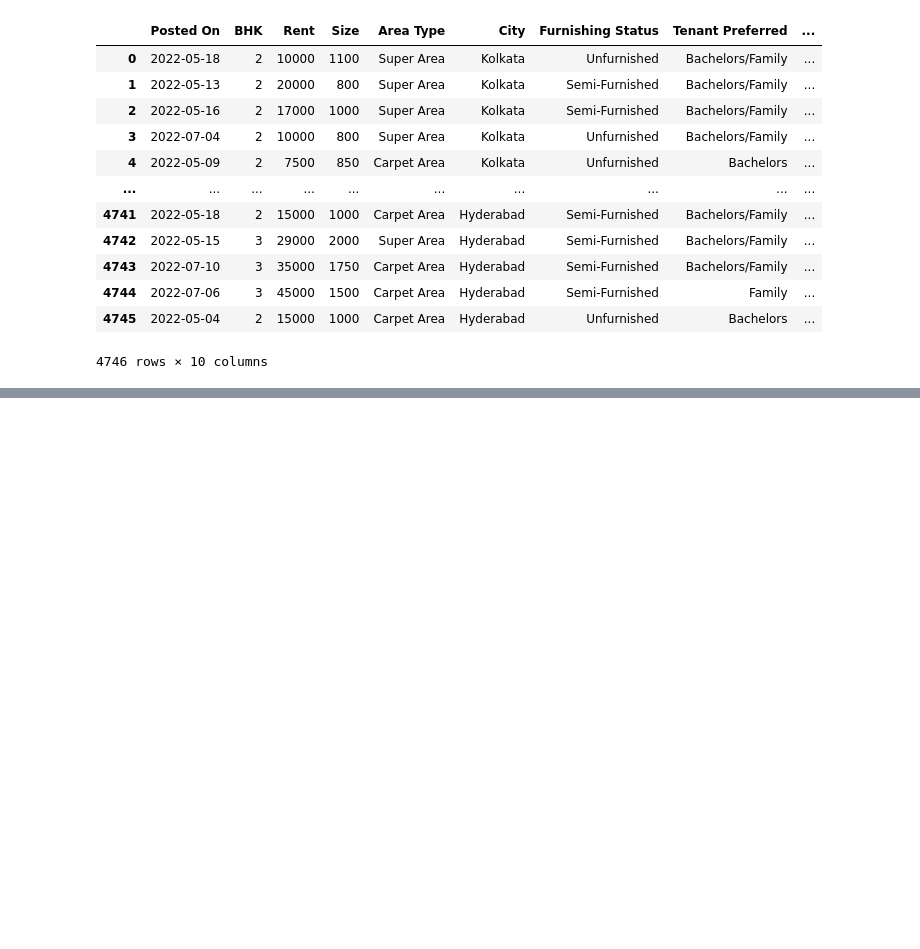
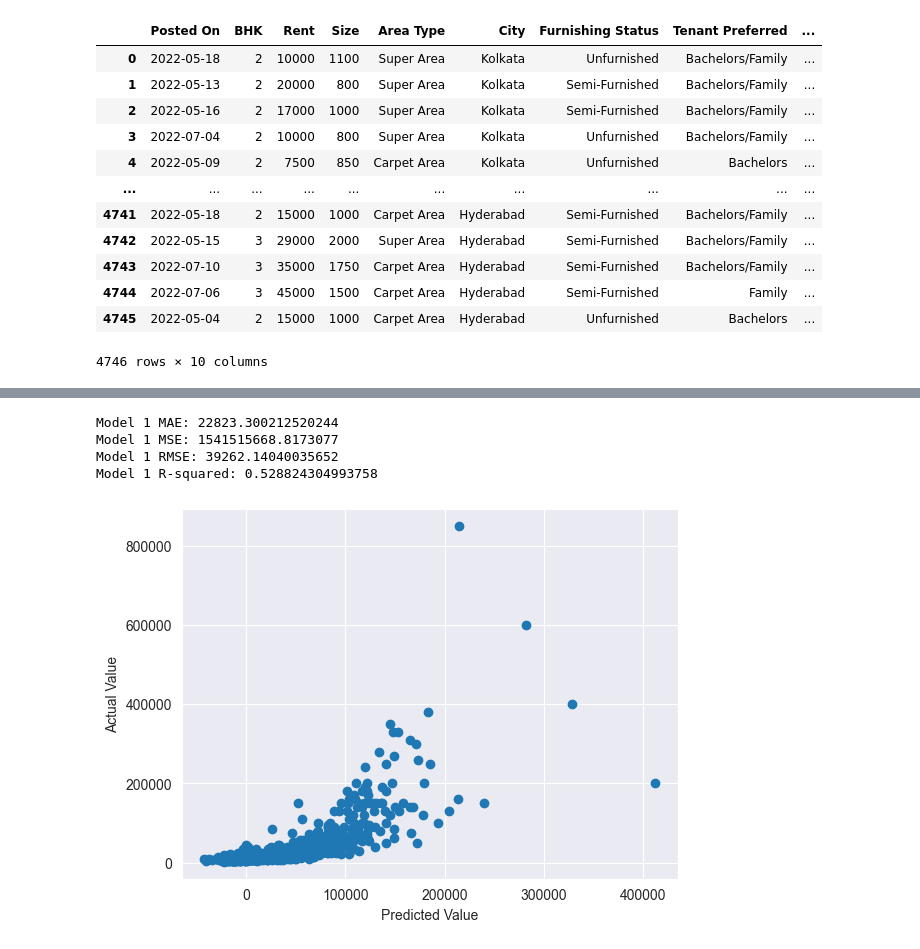
Before and after one commit to afkjhka/preface-classes, a Jupyter notebook: 2024-01-31/house_rent.ipynb, the cells around one changed output, grey strips where cells are left out. Drawn from its saved outputs; the diff is of its cells as text; code cells hidden in the pictures; blank space fills up the shorter version.

```diff
--- a/2024-01-31/house_rent.ipynb
+++ b/2024-01-31/house_rent.ipynb
@@ -72,0 +42,14 @@ print(df_encoded)
+# %%
+change_columns = ["Area Type", "City", "Tenant Preferred", "Point of Contact", "Furnishing Status"]
+df_encoded = df
+
+for column in change_columns:
+    # Perform one-hot encoding using get_dummies()
+    encoded_df = pd.get_dummies(df[column])
+
+    # Concatenate the original DataFrame with the encoded DataFrame
+    df_encoded = pd.concat([df_encoded, encoded_df], axis=1)
+
+    df_encoded.drop(column, axis='columns', inplace = True)
+
+df_encoded
@@ -72,0 +70,35 @@ print(df_encoded)
+# %%
+X = df_encoded[["Size", "Bathroom", "Built Area", "Carpet Area", "Super Area", "Bangalore", "Chennai", "Delhi", "Hyderabad", "Kolkata", "Mumbai", "Bachelors", "Bachelors/Family", "Family", "Contact Agent", "Contact Builder", "Contact Owner", "Furnished", "Semi-Furnished", "Unfurnished"]]
+Y = df_encoded["Rent"]
+# %%
+from sklearn.model_selection import train_test_split
+X_train, X_test, y_train, y_test = train_test_split(X, Y, test_size=0.2, random_state=12)
+# %%
+from sklearn.linear_model import LinearRegression
+
+model1 = LinearRegression()
+# training
+model1.fit(X_train, y_train)
+# prediction
+y_pred = model1.predict(X_test)
+# %%
+from sklearn.metrics import mean_absolute_error as mae, mean_squared_error as mse, r2_score
+print("Model 1 MAE: {}".format(mae(y_test, y_pred)))
+print("Model 1 MSE: {}".format(mse(y_test, y_pred)))
+print("Model 1 RMSE: {}".format(np.sqrt(mse(y_test, y_pred))))
+print("Model 1 R-squared: {}".format(r2_score(y_test, y_pred)))
+# %% [output]
+Model 1 MAE: 22823.300212520244
+Model 1 MSE: 1541515668.8173077
+Model 1 RMSE: 39262.14040035652
+Model 1 R-squared: 0.528824304993758
+# %%
+from matplotlib import pyplot as plt
+
+# visualise the prediction
+plt.scatter(y_pred, y_test)
+plt.xlabel("Predicted Value")
+plt.ylabel("Actual Value")
+plt.show()
+# %% [output]
+[figure, added]
```
Also changed, not shown: parts of 4 cells of this notebook, 3 other files.
